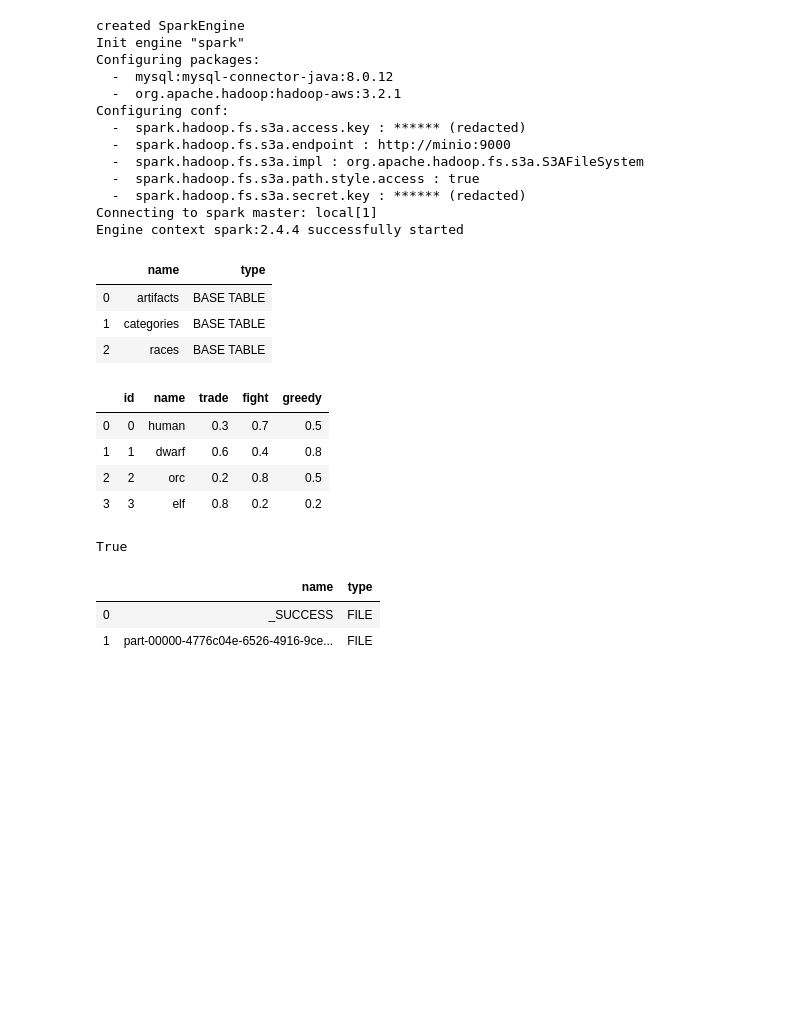
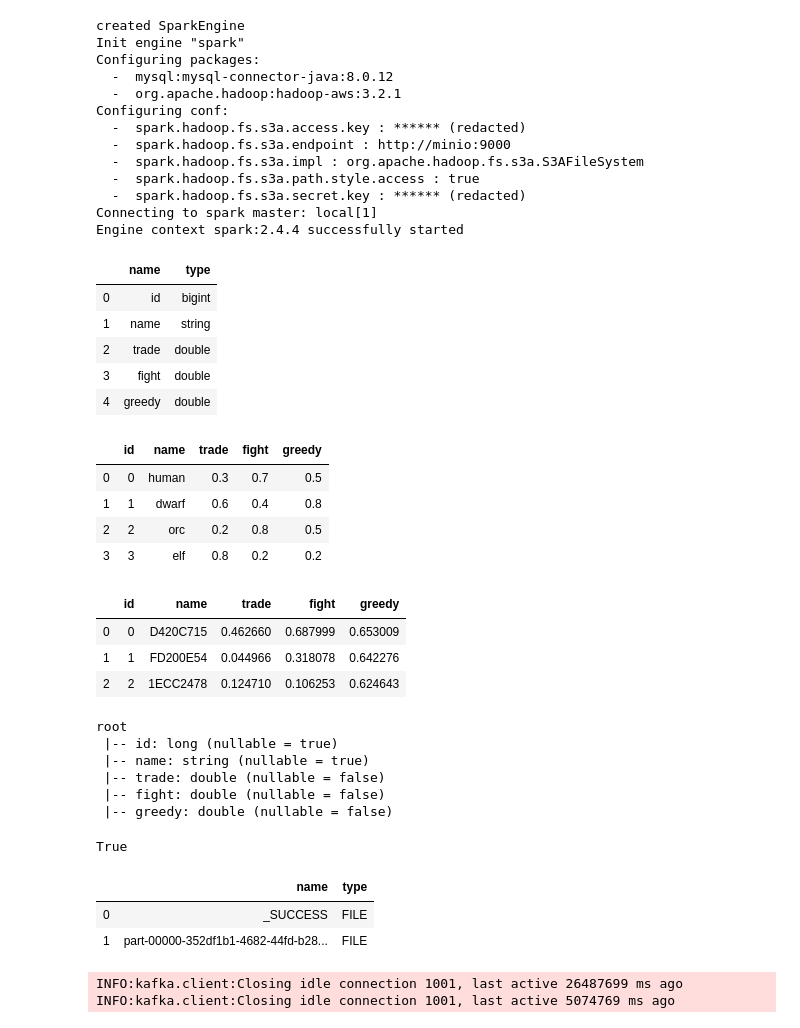
Before and after one commit to natbusa/databox, a Jupyter notebook: demos/oasis/demo/pipeline/ingest/src/example.ipynb, the cells around one changed output. Cells and saved outputs as stored; diff of their text form; code cells hidden in the pictures; blank space fills up the shorter version.

```diff
--- a/demos/oasis/demo/pipeline/ingest/src/full_scan.ipynb
+++ b/demos/oasis/demo/pipeline/ingest/src/example.ipynb
@@ -18,12 +18,14 @@ Configuring conf:
 Connecting to spark master: local[1]
 Engine context spark:2.4.4 successfully started
 # %%
-dfc.list('mysql').data.grid()
+dfc.list('mysql', 'races').data.collect()
 # %% [output]
 |  | name | type |
-| 0 | artifacts | BASE TABLE |
-| 1 | categories | BASE TABLE |
-| 2 | races | BASE TABLE |
+| 0 | id | bigint |
+| 1 | name | string |
+| 2 | trade | double |
+| 3 | fight | double |
+| 4 | greedy | double |
 # %%
 df = dfc.load('races', 'mysql')
 # %%
@@ -37,10 +45,28 @@ df.data.grid(5)
+# %%
+df.limit(3).data.grid()
+# %% [output]
+|  | id | name | trade | fight | greedy |
+| 0 | 0 | D420C715 | 0.462660 | 0.687999 | 0.653009 |
+| 1 | 1 | FD200E54 | 0.044966 | 0.318078 | 0.642276 |
+| 2 | 2 | 1ECC2478 | 0.124710 | 0.106253 | 0.624643 |
+# %%
+df.printSchema()
+# %% [output]
+root
+ |-- id: long (nullable = true)
+ |-- name: string (nullable = true)
+ |-- trade: double (nullable = false)
+ |-- fight: double (nullable = false)
+ |-- greedy: double (nullable = false)
 # %%
 df.save('races', 'minio')
 # %% [output]
 True
 # %%
-dfc.list('minio', '/prod/oasis/races').data.grid()
+dfc.list('minio', 'races').data.grid()
 # %% [output]
 |  | name | type |
 | 0 | _SUCCESS | FILE |
-| 1 | part-00000-4776c04e-6526-4916-9ce... | FILE |
+| 1 | part-00000-352df1b1-4682-44fd-b28... | FILE |
+INFO:kafka.client:Closing idle connection 1001, last active 26487699 ms ago
+INFO:kafka.client:Closing idle connection 1001, last active 5074769 ms ago
```
Also changed, not shown: parts of 2 cells of this notebook, 5 other files.
